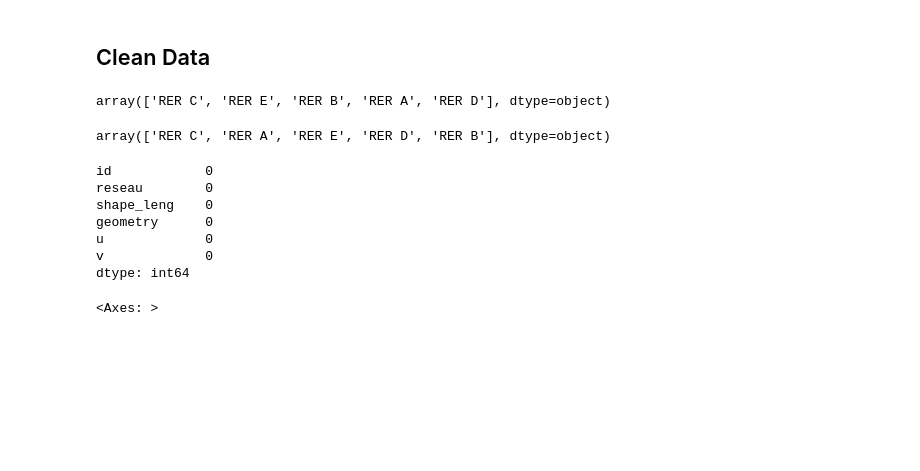
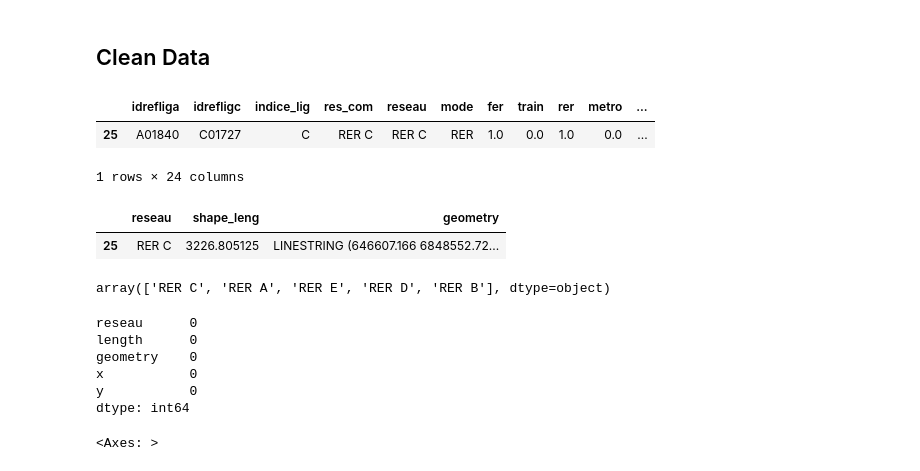
Before and after one commit to AurianeTec/Thesis, a Jupyter notebook: create_public_transport_networks.ipynb, the cells around one changed output. Saved outputs shown, nothing was run; the diff lists cells and outputs as text; code cells hidden in the pictures; blank space fills up the shorter version.

```diff
--- a/create_public_transport_networks.ipynb
+++ b/create_public_transport_networks.ipynb
@@ -102,6 +104,12 @@ dtype: object
 [figure]
 # %% [markdown]
 ## Clean Data
+# %%
+lines_GPM.head(1)
+# %% [output]
+|  | idrefliga | idrefligc | indice_lig | res_com | reseau | mode | fer | train | rer | metro | ... |
+| 25 | A01840 | C01727 | C | RER C | RER C | RER | 1.0 | 0.0 | 1.0 | 0.0 | ... |
+1 rows × 24 columns
 # %%
 #--- Cleaning up the lines dataframe
 
@@ -109,9 +117,10 @@ dtype: object
 col_tokeep = ['reseau', 'shape_leng', 'geometry']
 
 lines_GPM_clean = lines_GPM[col_tokeep]
-lines_GPM_clean['reseau'].unique()
+lines_GPM_clean.head(1)
 # %% [output]
-array(['RER C', 'RER E', 'RER B', 'RER A', 'RER D'], dtype=object)
+|  | reseau | shape_leng | geometry |
+| 25 | RER C | 3226.805125 | LINESTRING (646607.166 6848552.72... |
 # %%
 #--- Cleaning up the stations dataframe
 col_tokeep = [ 'ligne', 'x', 'y', 'geometry']
@@ -130,5 +139,7 @@ lines_GPM_clean = gpd.read_file("data/processed/lines_GPM.shp")
 # %%
-#--- Where possible, match stations with lines based on matching geometries
+#--- Where possible, match stations with lines based on matching geometries TODO check what is still needed here
+# aka what can be moved to the other notebook?
+
 lines_GPM = lines_GPM_clean.to_crs(4326)
 stations_GPM = stations_GPM_clean.to_crs(4326)
 
@@ -154,16 +165,15 @@ lines_GPM['u'] = lines_GPM['start'].apply(lambda x: stations_dict[x] if x in sta
 lines_GPM['v'] = lines_GPM['end'].apply(lambda x: stations_dict[x] if x in stations_dict else np.nan)
 
 # Remove useless columns
-lines_GPM = lines_GPM.drop(columns = ['start', 'end'])
+lines_GPM = lines_GPM.drop(columns = ['start', 'end']).rename(columns = {'u': 'x' , 'v' : 'y', 'shape_leng': 'length'})
 stations_GPM = stations_GPM.drop(columns = ['coord'])
 lines_GPM.isnull().sum()
 # %% [output]
-id            0
-reseau        0
-shape_leng    0
-geometry      0
-u             0
-v             0
+reseau      0
+length      0
+geometry    0
+x           0
+y           0
 dtype: int64
 # %%
 ax = plt.axes()
```
Also changed, not shown: parts of 7 cells of this notebook, 12 other files.
